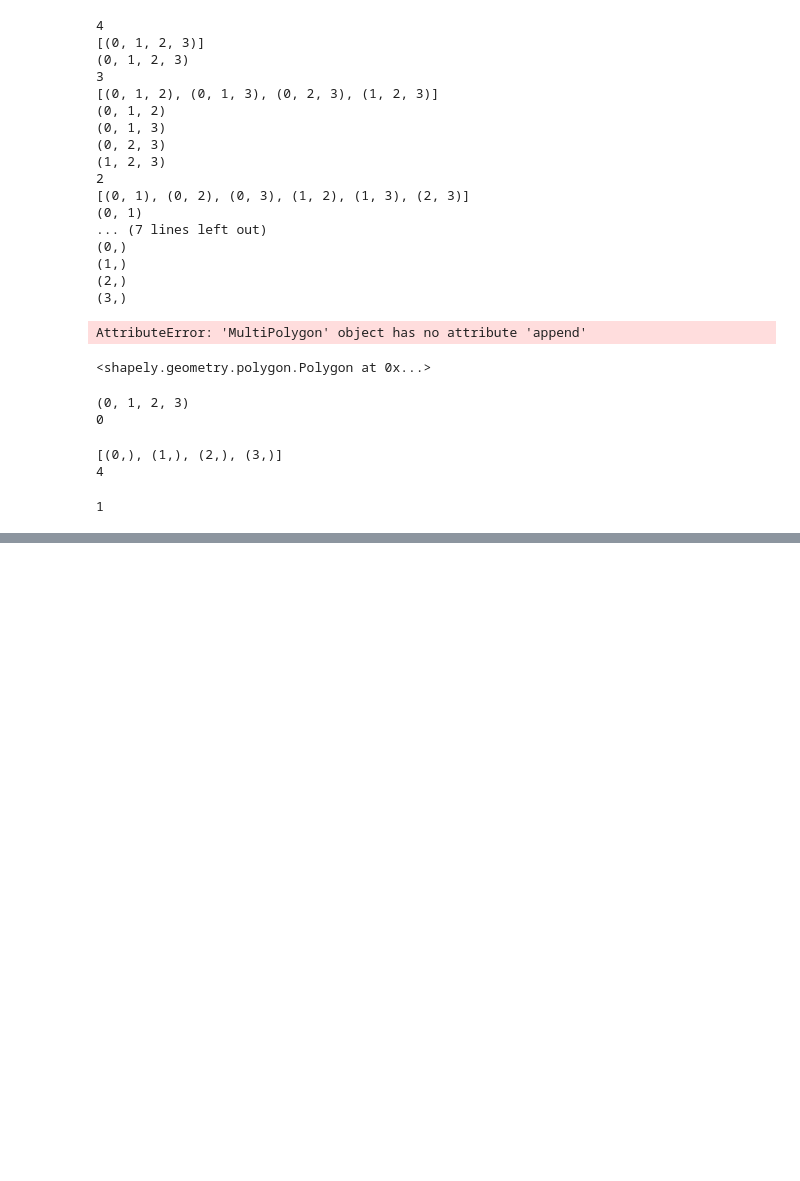
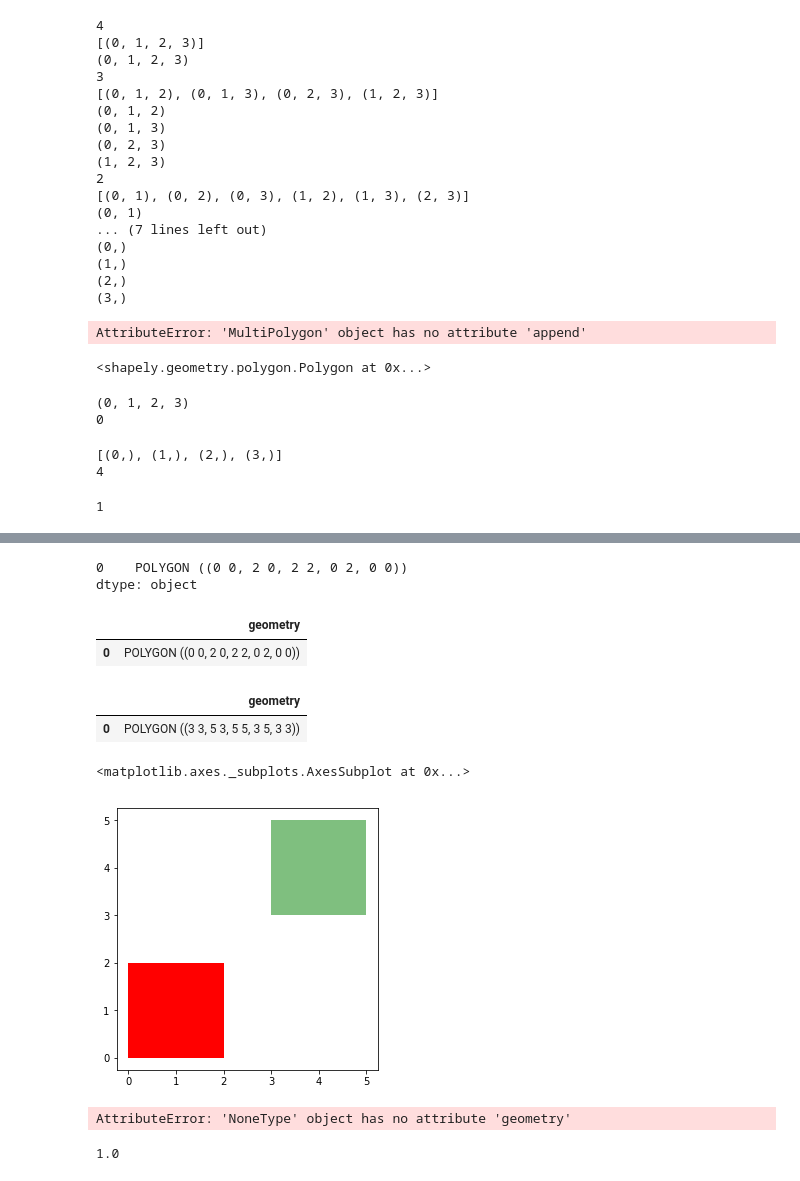
Before and after one commit to zalfalah/Honors, a Jupyter notebook: Testing Polygons.ipynb, the cells around one changed output, grey strips where cells are left out. Cells and saved outputs as stored; diff of their text form; code cells hidden in the pictures; blank space fills up the shorter version.

```diff
--- a/Testing Polygons.ipynb
+++ b/Testing Polygons.ipynb
@@ -310,0 +325,16 @@ len(y)
+# %%
+polys1 = gp.GeoSeries(
+    [
+        Polygon([(0,0), (2,0), (2,2), (0,2)]),
+        #Polygon([(2,2), (4,2), (4,4), (2,4)])
+    ])
+polys2 = gp.GeoSeries(
+    [
+    #    Polygon([(1,1), (3,1), (3,3), (1,3)]),
+        Polygon([(3,3), (5,3), (5,5), (3,5)])
+    ])
+# %%
+polys1
+# %% [output]
+0    POLYGON ((0 0, 2 0, 2 2, 0 2, 0 0))
+dtype: object
@@ -310,0 +345,7 @@ len(y)
+# %%
+df1 = gp.GeoDataFrame({'geometry': polys1})
+# %%
+df1
+# %% [output]
+|  | geometry |
+| 0 | POLYGON ((0 0, 2 0, 2 2, 0 2, 0 0)) |
@@ -310,0 +354,13 @@ len(y)
+# %%
+df2 = gp.GeoDataFrame({'geometry': polys2})
+# %%
+df2
+# %% [output]
+|  | geometry |
+| 0 | POLYGON ((3 3, 5 3, 5 5, 3 5, 3 3)) |
+# %%
+ax = df1.plot(color = 'red');
+df2.plot(ax = ax, color = 'green', alpha = 0.5)
+# %% [output]
+<matplotlib.axes._subplots.AxesSubplot at 0x...>
+[figure, added]
@@ -310,0 +375,12 @@ len(y)
+# %%
+res_inter.geometry[0].area
+#go through each of these geometries and sum the areas
+#pandas has a way to do this easily with a dataframe, remember how
+#recreate the dataframe with the way michael wanted, that is
+#with taking the bounds instead of the way I did it. see his text.
+# %% [output]
+AttributeError: 'NoneType' object has no attribute 'geometry'
+# %%
+res_inter.geometry.area.sum()
+# %% [output]
+1.0
```
Also changed, not shown: parts of 29 cells of this notebook.
